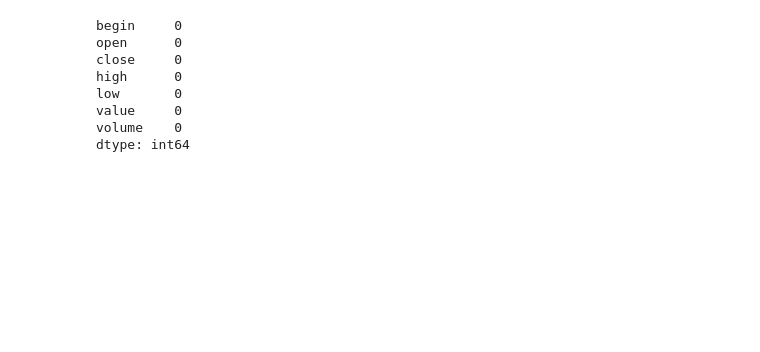
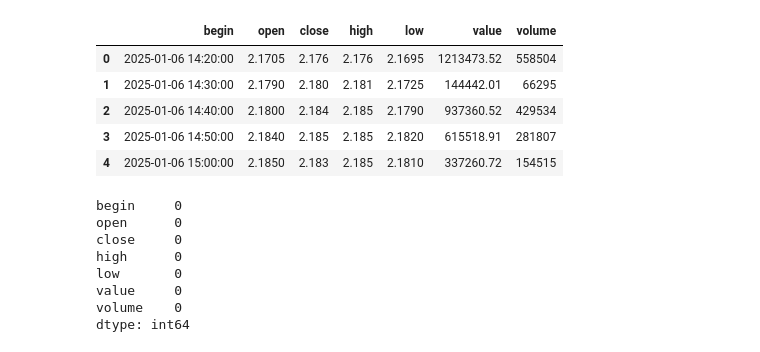
Before and after one commit to 3Clowns/gan-scalp, a Jupyter notebook: EDA.ipynb, the cells around one changed output. Saved outputs shown, nothing was run; the diff lists cells and outputs as text; code cells hidden in the pictures; blank space fills up the shorter version.

```diff
--- a/EDA.ipynb
+++ b/EDA.ipynb
@@ -77,6 +77,15 @@ print(data)
 # %%
 instrument = "GOLD"
 df = data[instrument]
+# %%
+df.head(5)
+# %% [output]
+|  | begin | open | close | high | low | value | volume |
+| 0 | 2025-01-06 14:20:00 | 2.1705 | 2.176 | 2.176 | 2.1695 | 1213473.52 | 558504 |
+| 1 | 2025-01-06 14:30:00 | 2.1790 | 2.180 | 2.181 | 2.1725 | 144442.01 | 66295 |
+| 2 | 2025-01-06 14:40:00 | 2.1800 | 2.184 | 2.185 | 2.1790 | 937360.52 | 429534 |
+| 3 | 2025-01-06 14:50:00 | 2.1840 | 2.185 | 2.185 | 2.1820 | 615518.91 | 281807 |
+| 4 | 2025-01-06 15:00:00 | 2.1850 | 2.183 | 2.185 | 2.1810 | 337260.72 | 154515 |
 # %%
 # Проверка пропущенных значений
 print(df.isnull().sum())
```
Also changed, not shown: parts of 7 cells of this notebook.
